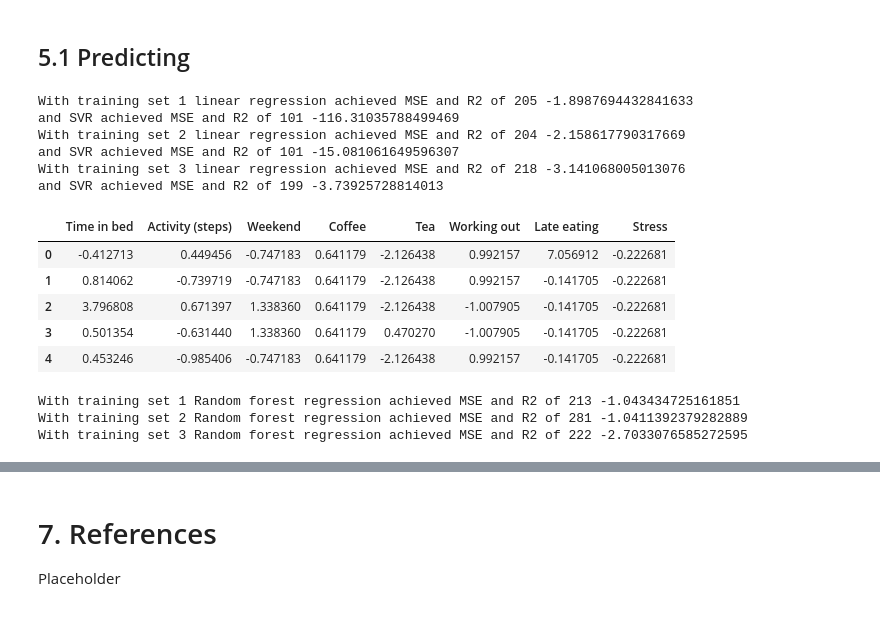
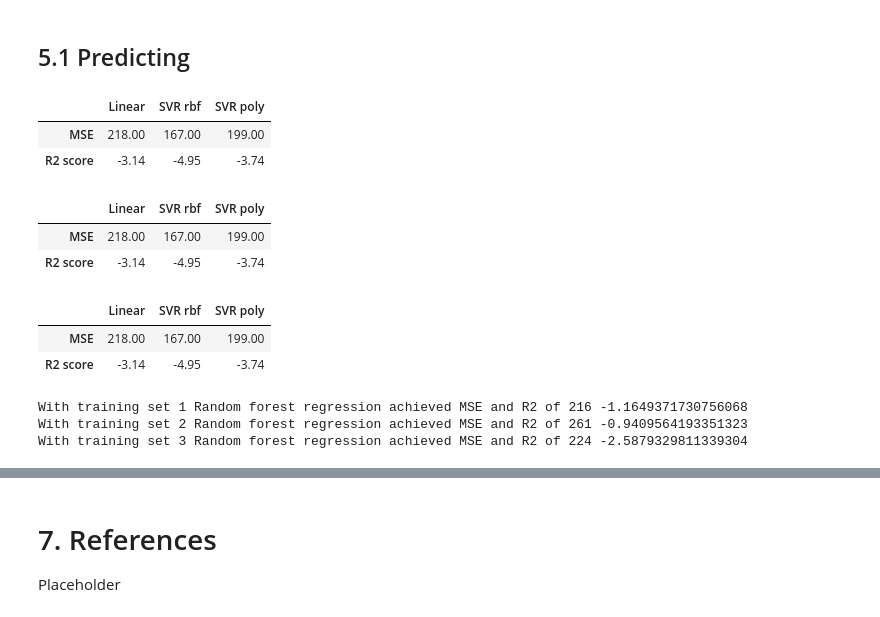
Before and after one commit to AkseliManninen/Sleep-Analysis-ML, a Jupyter notebook: SleepAnalysis.ipynb, the cells around one changed output, grey strips where cells are left out. Drawn from its saved outputs; the diff is of its cells as text; code cells hidden in the pictures.

Commit message:
Added tables for MSE and R2

```diff
--- a/SleepAnalysis.ipynb
+++ b/SleepAnalysis.ipynb
@@ -362,57 +363,65 @@ Placeholder
 # %% [markdown]
 ## 5.1 Predicting
 # %%
-X_train2, X_test2 = X_train[['Time in bed', 'Weekend', 'Tea', 'Working out']], X_test[['Time in bed', 'Weekend', 'Tea', 'Working out']]
+X_train2, X_test2 = X_train[['Time in bed', 'Late to bed', 'Tea', 'Working out']], X_test[['Time in bed', 'Late to bed', 'Tea', 'Working out']]
 X_train3, X_test3 = X_train[['Tea', 'Working out', 'Late eating', 'Stress']], X_test[['Tea', 'Working out', 'Late eating', 'Stress']]
 
 training_sets = [(X_train, X_test), (X_train2, X_test2), (X_train3, X_test3)]
 
+#
+scores = [np.zeros((2, 3))] * 3
+
 # Linear regression
-lin_mse = []
-lin_r2 = []
+i = 0
 for set in training_sets:
     lin_reg = LinearRegression()
     lin_reg.fit(set[0], y_train)
     y_pred = lin_reg.predict(set[1])
-    lin_mse.append(mean_squared_error(y_pred, list(y_test)))
-    lin_r2.append(r2_score(y_pred, list(y_test)))
+    scores[i][0,0] = int(mean_squared_error(y_pred, list(y_test)))
+    scores[i][1,0] = round(r2_score(y_pred, list(y_test)), 2)
+    i += 1
 
-# SVR
-svr_mse = []
-svr_r2 = []
-# kernel{‘linear’, ‘poly’, ‘rbf’, ‘sigmoid’, ‘precomputed’} or callable, default=’rbf’
+
+# SVR with 'rbf' kernel
+i = 0
+for set in training_sets:
+    svr_reg = SVR(kernel = "rbf")
+    svr_reg.fit(set[0], y_train)
+    y_pred = svr_reg.predict(set[1])
+    scores[i][0,1] = int(mean_squared_error(y_pred, list(y_test)))
+    scores[i][1,1] = round(r2_score(y_pred, list(y_test)), 2)
+    i += 1
+
+# SVR with 'poly' kernel
+i = 0
 for set in training_sets:
     svr_reg = SVR(kernel = "poly")
     svr_reg.fit(set[0], y_train)
     y_pred = svr_reg.predict(set[1])
-    svr_mse.append(mean_squared_error(y_pred, list(y_test)))
-    svr_r2.append(r2_score(y_pred, list(y_test)))
+    scores[i][0,2] = int(mean_squared_error(y_pred, list(y_test)))
+    scores[i][1,2] = round(r2_score(y_pred, list(y_test)), 2)
+    i += 1
 
-
-for i in range(len(lin_mse)):
-    print("With training set", i+1, "linear regression achieved MSE and R2 of", int(lin_mse[i]), lin_r2[i], "\nand SVR achieved MSE and R2 of", int(svr_mse[i]), svr_r2[i])
+for table in scores:
+    table = pd.DataFrame(table)
+    table.columns = ["Linear", "SVR rbf", "SVR poly"]
+    table.index = ["MSE", "R2 score"]
+    display(table)
 # %% [output]
-With training set 1 linear regression achieved MSE and R2 of 205 -1.8987694432841633
-and SVR achieved MSE and R2 of 101 -116.31035788499469
-With training set 2 linear regression achieved MSE and R2 of 204 -2.158617790317669
-and SVR achieved MSE and R2 of 101 -15.081061649596307
-With training set 3 linear regression achieved MSE and R2 of 218 -3.141068005013076
-and SVR achieved MSE and R2 of 199 -3.73925728814013
+|  | Linear | SVR rbf | SVR poly |
+| MSE | 218.00 | 167.00 | 199.00 |
+| R2 score | -3.14 | -4.95 | -3.74 |
+|  | Linear | SVR rbf | SVR poly |
+| MSE | 218.00 | 167.00 | 199.00 |
+| R2 score | -3.14 | -4.95 | -3.74 |
+|  | Linear | SVR rbf | SVR poly |
+| MSE | 218.00 | 167.00 | 199.00 |
+| R2 score | -3.14 | -4.95 | -3.74 |
-# %%
-X.head()
-# %% [output]
-|  | Time in bed | Activity (steps) | Weekend | Coffee | Tea | Working out | Late eating | Stress |
-| 0 | -0.412713 | 0.449456 | -0.747183 | 0.641179 | -2.126438 | 0.992157 | 7.056912 | -0.222681 |
-| 1 | 0.814062 | -0.739719 | -0.747183 | 0.641179 | -2.126438 | 0.992157 | -0.141705 | -0.222681 |
-| 2 | 3.796808 | 0.671397 | 1.338360 | 0.641179 | -2.126438 | -1.007905 | -0.141705 | -0.222681 |
-| 3 | 0.501354 | -0.631440 | 1.338360 | 0.641179 | 0.470270 | -1.007905 | -0.141705 | -0.222681 |
-| 4 | 0.453246 | -0.985406 | -0.747183 | 0.641179 | -2.126438 | 0.992157 | -0.141705 | -0.222681 |
 # %%
 from sklearn.ensemble import RandomForestRegressor
 
-X_train2, X_test2 = X_train[['Time in bed', 'Weekend', 'Tea', 'Working out']], X_test[['Time in bed', 'Weekend', 'Tea', 'Working out']]
+X_train2, X_test2 = X_train[['Time in bed', 'Late to bed', 'Tea', 'Working out']], X_test[['Time in bed', 'Late to bed', 'Tea', 'Working out']]
 X_train3, X_test3 = X_train[['Tea', 'Working out', 'Late eating', 'Stress']], X_test[['Tea', 'Working out', 'Late eating', 'Stress']]
-
 training_sets = [(X_train, X_test), (X_train2, X_test2), (X_train3, X_test3)]
 
 # Linear regression
@@ -428,8 +437,8 @@ for set in training_sets:
 for i in range(len(rf_mse)):
     print("With training set", i+1, "Random forest regression achieved MSE and R2 of", int(rf_mse[i]), rf_r2[i])
 # %% [output]
-With training set 1 Random forest regression achieved MSE and R2 of 213 -1.043434725161851
-With training set 2 Random forest regression achieved MSE and R2 of 281 -1.0411392379282889
-With training set 3 Random forest regression achieved MSE and R2 of 222 -2.7033076585272595
+With training set 1 Random forest regression achieved MSE and R2 of 216 -1.1649371730756068
+With training set 2 Random forest regression achieved MSE and R2 of 261 -0.9409564193351323
+With training set 3 Random forest regression achieved MSE and R2 of 224 -2.5879329811339304
 # %% [markdown]
 # 6. Conclusions & Discussion
```
Also changed, not shown: parts of 8 cells of this notebook.
